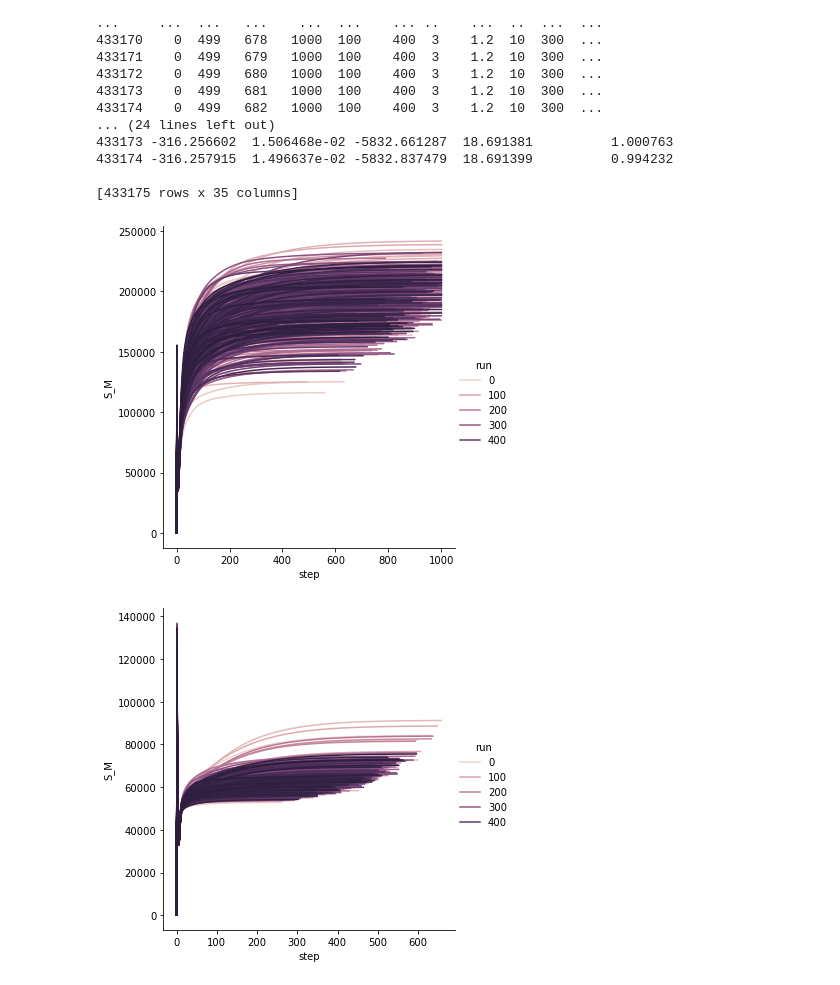
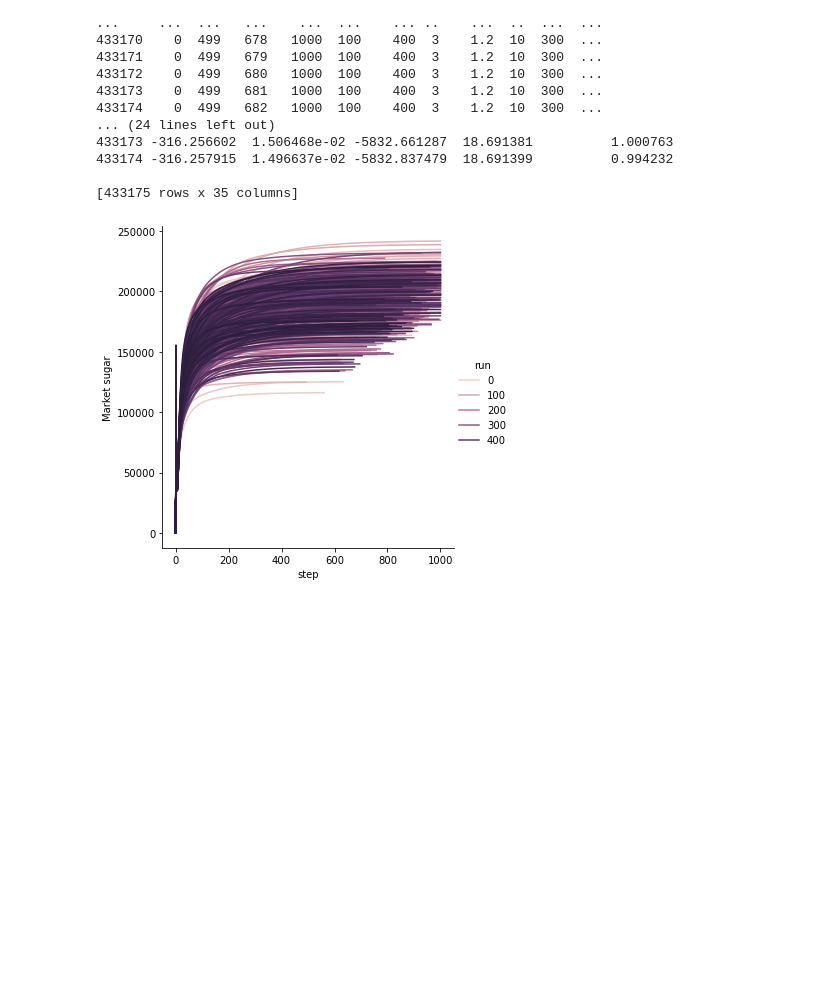
Before and after one commit to joshwie/ASU-MATH-Spring-School-2023, a Jupyter notebook: MWDv2.0_COMSES/code/results/analysis.ipynb, the cells around one changed output. Drawn from its saved outputs; the diff is of its cells as text; code cells hidden in the pictures; blank space fills up the shorter version.

```diff
--- a/MWDv2.0_COMSES/code/results/analysis.ipynb
+++ b/MWDv2.0_COMSES/code/results/analysis.ipynb
@@ -40,20 +40,11 @@ print(df_full_BS)
 
 [433175 rows x 35 columns]
 # %%
-
 #----- Base Scenario --------
-sns.relplot(data=df_full_BS, x="step", y='S_M' ,
-            kind="line",  hue="run",)
-#sns.set(ylabel='Market sugar')
-
-#----- Alpha bimodal dist. --------
-
-sns.relplot(data=df_bimodal_dist, x="step", y='S_M' ,
-            kind="line",  hue="run",)
-#sub2.set(ylabel='Market sugar')
-
+fig = sns.relplot(data=df_full_BS, x="step", y='S_M' ,
+            kind="line",  hue="run")
+fig.set(ylabel ='Market sugar')
 
 plt.show()
 # %% [output]
-[figure, old version]
+[figure, new version]
-[figure, removed]
```
Also changed, not shown: parts of 4 cells of this notebook.
